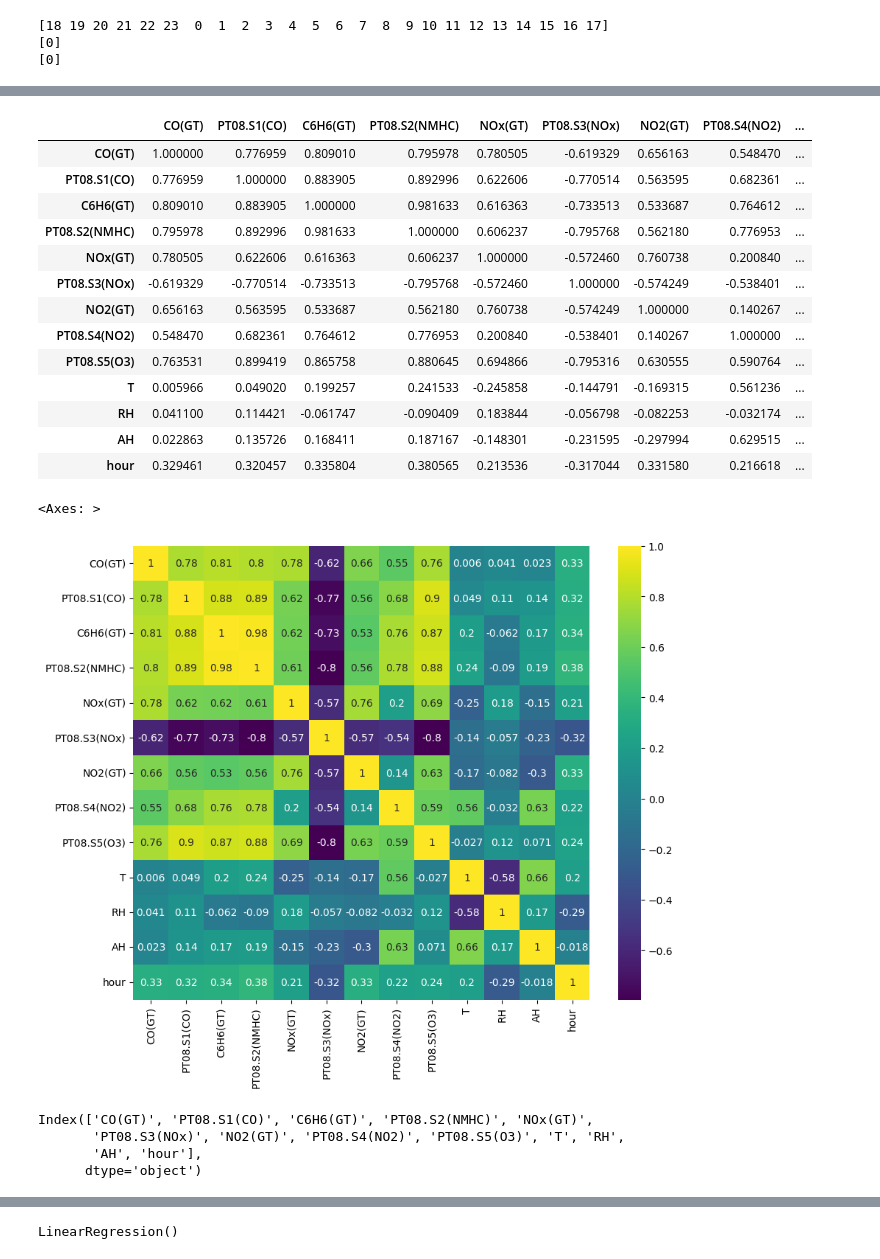
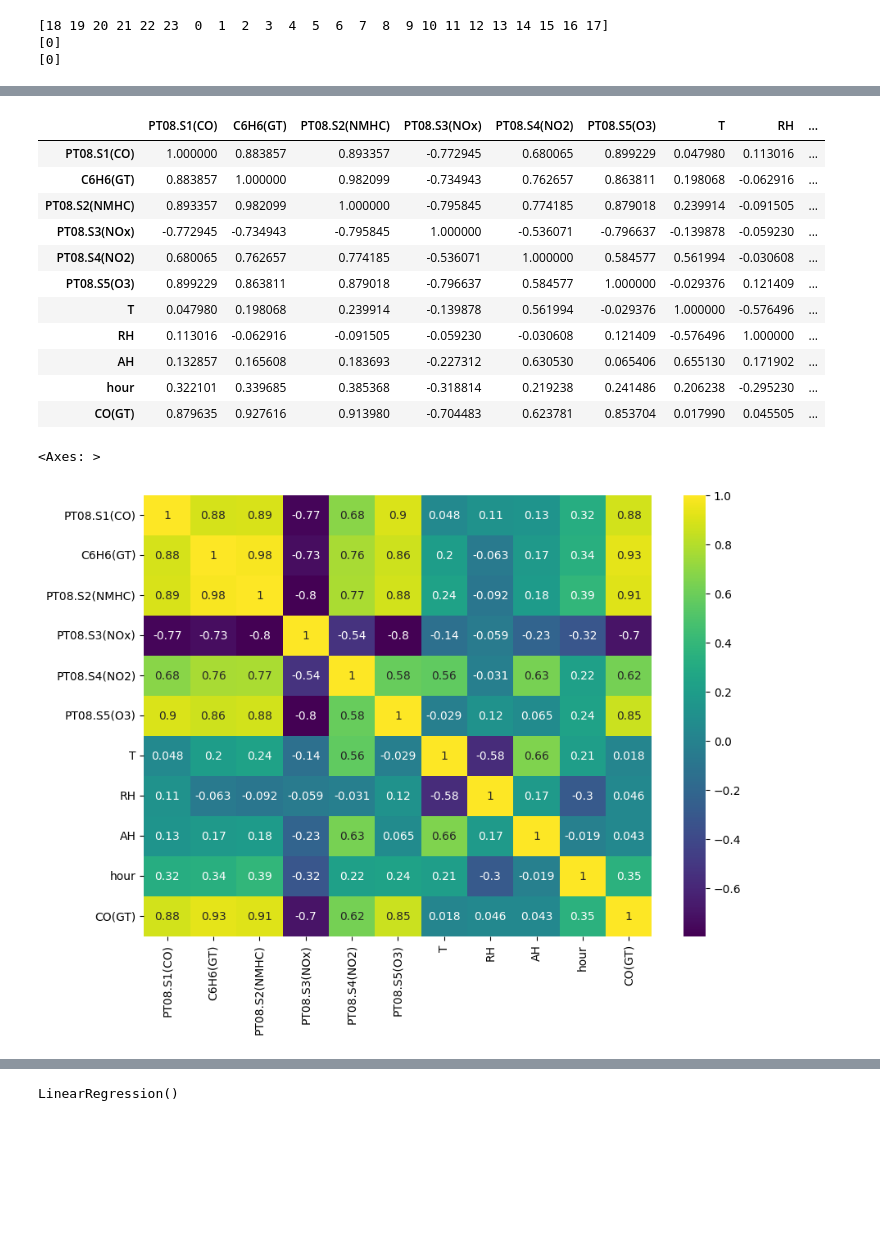
Before and after one commit to Andrews-Pixel/Air_quality-Repo, a Jupyter notebook: Air_quality.ipynb, the cells around one changed output, grey strips where cells are left out. Saved outputs shown, nothing was run; the diff lists cells and outputs as text; code cells hidden in the pictures; blank space fills up the shorter version.

```diff
--- a/Air_quality.ipynb
+++ b/Air_quality.ipynb
@@ -140,7 +139,3 @@ from sklearn.impute import SimpleImputer
-# %%
-imputer = SimpleImputer(strategy='median')
-numeric_col = air_quality.select_dtypes(include='number').columns
-air_quality[numeric_col] = imputer.fit_transform(air_quality[numeric_col])
 # %%
 air_quality.isnull().sum()
 # %% [output]
@@ -238,30 +233,23 @@ air_quality.describe()
 # %%
-air_quality.corr()
+corr_df = x_train.copy()
+corr_df['CO(GT)'] = y_train
+corr_df.corr()
 # %% [output]
-|  | CO(GT) | PT08.S1(CO) | C6H6(GT) | PT08.S2(NMHC) | NOx(GT) | PT08.S3(NOx) | NO2(GT) | PT08.S4(NO2) | ... |
-| CO(GT) | 1.000000 | 0.776959 | 0.809010 | 0.795978 | 0.780505 | -0.619329 | 0.656163 | 0.548470 | ... |
-| PT08.S1(CO) | 0.776959 | 1.000000 | 0.883905 | 0.892996 | 0.622606 | -0.770514 | 0.563595 | 0.682361 | ... |
-| C6H6(GT) | 0.809010 | 0.883905 | 1.000000 | 0.981633 | 0.616363 | -0.733513 | 0.533687 | 0.764612 | ... |
-| PT08.S2(NMHC) | 0.795978 | 0.892996 | 0.981633 | 1.000000 | 0.606237 | -0.795768 | 0.562180 | 0.776953 | ... |
-| NOx(GT) | 0.780505 | 0.622606 | 0.616363 | 0.606237 | 1.000000 | -0.572460 | 0.760738 | 0.200840 | ... |
-| PT08.S3(NOx) | -0.619329 | -0.770514 | -0.733513 | -0.795768 | -0.572460 | 1.000000 | -0.574249 | -0.538401 | ... |
-| NO2(GT) | 0.656163 | 0.563595 | 0.533687 | 0.562180 | 0.760738 | -0.574249 | 1.000000 | 0.140267 | ... |
-| PT08.S4(NO2) | 0.548470 | 0.682361 | 0.764612 | 0.776953 | 0.200840 | -0.538401 | 0.140267 | 1.000000 | ... |
-| PT08.S5(O3) | 0.763531 | 0.899419 | 0.865758 | 0.880645 | 0.694866 | -0.795316 | 0.630555 | 0.590764 | ... |
-| T | 0.005966 | 0.049020 | 0.199257 | 0.241533 | -0.245858 | -0.144791 | -0.169315 | 0.561236 | ... |
-| RH | 0.041100 | 0.114421 | -0.061747 | -0.090409 | 0.183844 | -0.056798 | -0.082253 | -0.032174 | ... |
-| AH | 0.022863 | 0.135726 | 0.168411 | 0.187167 | -0.148301 | -0.231595 | -0.297994 | 0.629515 | ... |
-| hour | 0.329461 | 0.320457 | 0.335804 | 0.380565 | 0.213536 | -0.317044 | 0.331580 | 0.216618 | ... |
+|  | PT08.S1(CO) | C6H6(GT) | PT08.S2(NMHC) | PT08.S3(NOx) | PT08.S4(NO2) | PT08.S5(O3) | T | RH | ... |
+| PT08.S1(CO) | 1.000000 | 0.883857 | 0.893357 | -0.772945 | 0.680065 | 0.899229 | 0.047980 | 0.113016 | ... |
+| C6H6(GT) | 0.883857 | 1.000000 | 0.982099 | -0.734943 | 0.762657 | 0.863811 | 0.198068 | -0.062916 | ... |
+| PT08.S2(NMHC) | 0.893357 | 0.982099 | 1.000000 | -0.795845 | 0.774185 | 0.879018 | 0.239914 | -0.091505 | ... |
+| PT08.S3(NOx) | -0.772945 | -0.734943 | -0.795845 | 1.000000 | -0.536071 | -0.796637 | -0.139878 | -0.059230 | ... |
+| PT08.S4(NO2) | 0.680065 | 0.762657 | 0.774185 | -0.536071 | 1.000000 | 0.584577 | 0.561994 | -0.030608 | ... |
+| PT08.S5(O3) | 0.899229 | 0.863811 | 0.879018 | -0.796637 | 0.584577 | 1.000000 | -0.029376 | 0.121409 | ... |
+| T | 0.047980 | 0.198068 | 0.239914 | -0.139878 | 0.561994 | -0.029376 | 1.000000 | -0.576496 | ... |
+| RH | 0.113016 | -0.062916 | -0.091505 | -0.059230 | -0.030608 | 0.121409 | -0.576496 | 1.000000 | ... |
+| AH | 0.132857 | 0.165608 | 0.183693 | -0.227312 | 0.630530 | 0.065406 | 0.655130 | 0.171902 | ... |
+| hour | 0.322101 | 0.339685 | 0.385368 | -0.318814 | 0.219238 | 0.241486 | 0.206238 | -0.295230 | ... |
+| CO(GT) | 0.879635 | 0.927616 | 0.913980 | -0.704483 | 0.623781 | 0.853704 | 0.017990 | 0.045505 | ... |
 # %%
-fig,ax = plt.subplots(figsize = (10,8))
-sbn.heatmap(air_quality.corr(), annot = True, cmap = 'viridis')
+fig,ax = plt.subplots(figsize = (10,7))
+sbn.heatmap(corr_df.corr(), annot = True, cmap = 'viridis')
 # %% [output]
 <Axes: >
-[figure, old version]
+[figure, new version]
-# %%
-air_quality.columns
-# %% [output]
-Index(['CO(GT)', 'PT08.S1(CO)', 'C6H6(GT)', 'PT08.S2(NMHC)', 'NOx(GT)',
-       'PT08.S3(NOx)', 'NO2(GT)', 'PT08.S4(NO2)', 'PT08.S5(O3)', 'T', 'RH',
-       'AH', 'hour'],
-      dtype='object')
```
Also changed, not shown: parts of 30 cells of this notebook.
